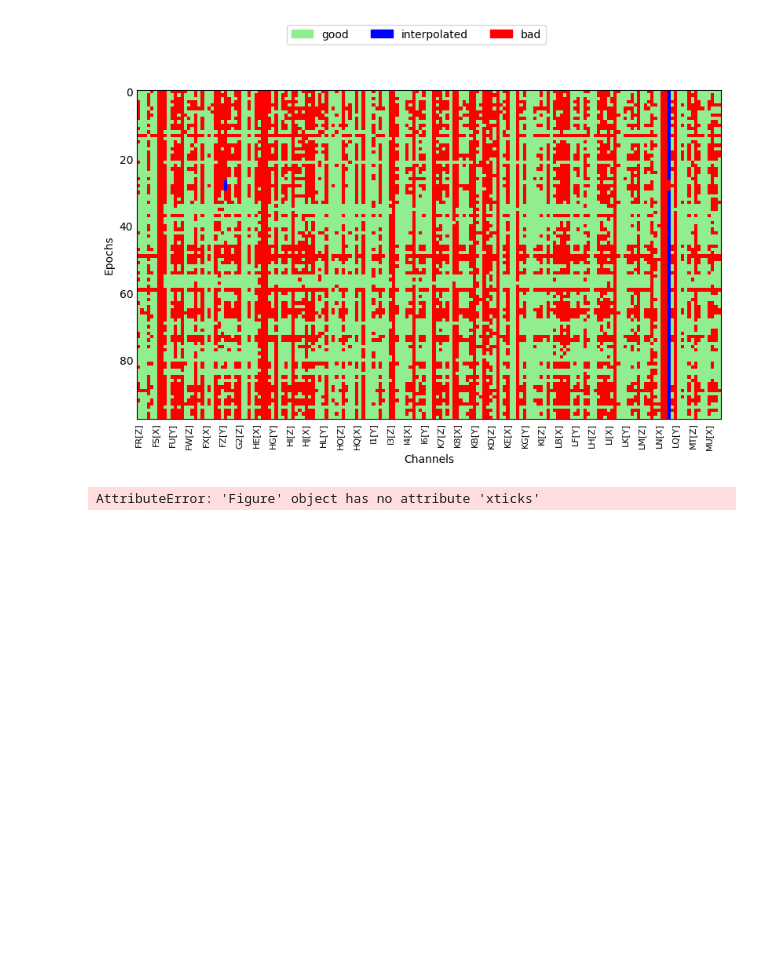
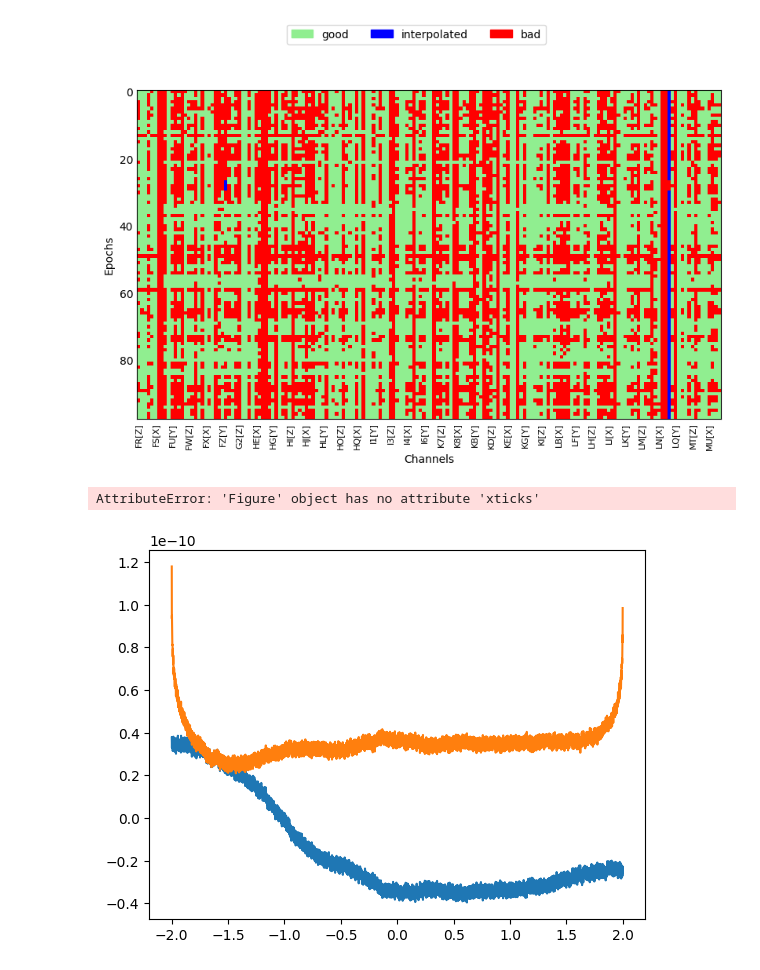
Before and after one commit to MarIniOnz/opm-thesis, a Jupyter notebook: notebooks/data_nott_reading.ipynb, the cells around one changed output. Cells and saved outputs as stored; diff of their text form; code cells hidden in the pictures; blank space fills up the shorter version.

```diff
--- a/notebooks/data_nott_reading.ipynb
+++ b/notebooks/data_nott_reading.ipynb
@@ -79,3 +79,27 @@ fig.xticks()
 # %% [output]
 [figure]
 AttributeError: 'Figure' object has no attribute 'xticks'
+# %%
+import pickle
+import mne
+
+data_save = (
+    r"C:\Users\user\Desktop\MasterThesis\opm-thesis\data\data_nottingham_preprocessed"
+)
+with open(data_save + "\\all_epochs.pkl", "rb") as f:
+    epochs = pickle.load(f)
+with open(data_save + "\\preprocessing_160513.pkl", "rb") as f:
+    preprocessing = pickle.load(f)
+# %%
+picks = mne.pick_types(epochs.info, meg=True, exclude="bads")
+epochs_hilbert = epochs.copy().apply_hilbert(picks=picks, envelope=True)
+# %%
+# plot an epoch of data from epochs and from epochs_hilbert
+import matplotlib.pyplot as plt
+import numpy as np
+
+plt.plot(epochs.times, epochs.get_data()[43, 20, :])
+plt.plot(epochs_hilbert.times, epochs_hilbert.get_data()[43, 20, :])
+plt.show()
+# %% [output]
+[figure, added]
```
Also changed, not shown: parts of 2 cells of this notebook, 5 other files.
